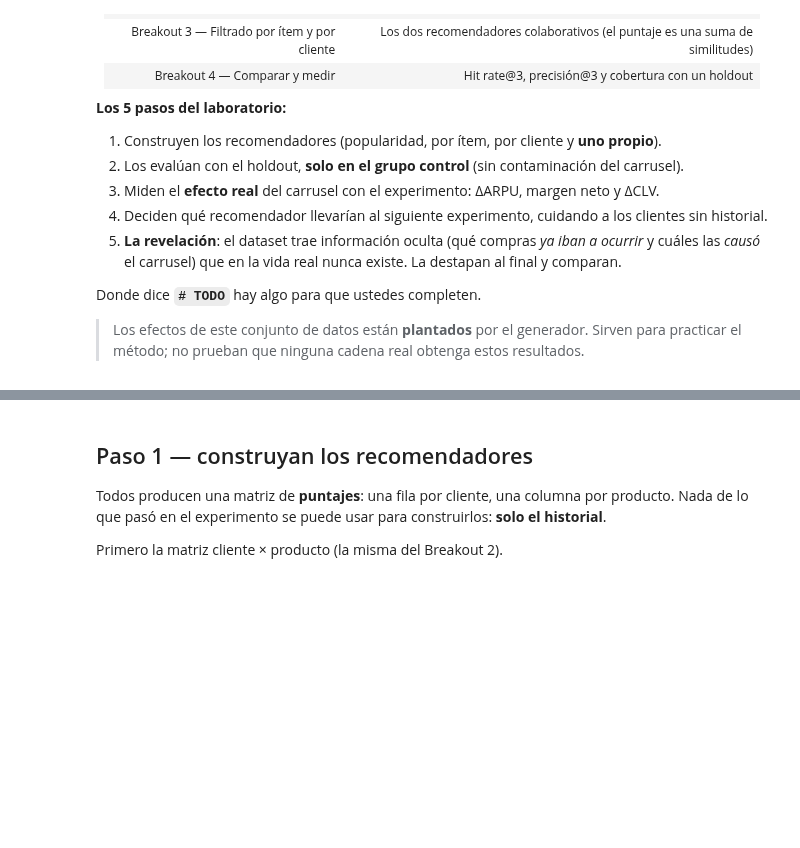
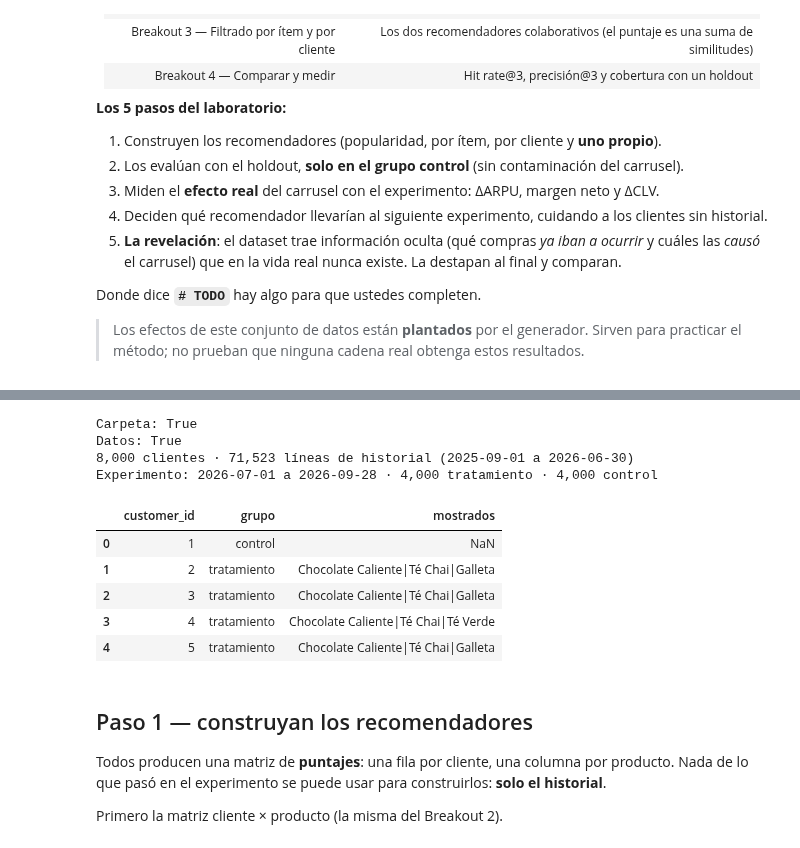
Before and after one commit to paolamerida2002-dev/Marketing-Analytics-Paola-Merida, a Jupyter notebook: Semana_4/Tarea/laboratorio_recomendacion.ipynb, the cells around one changed output, grey strips where cells are left out. Saved outputs shown, nothing was run; the diff lists cells and outputs as text; code cells hidden in the pictures; blank space fills up the shorter version.

Commit message:
Laboratorio notebook

```diff
--- a/Semana_4/Tarea/laboratorio_recomendacion.ipynb
+++ b/Semana_4/Tarea/laboratorio_recomendacion.ipynb
@@ -29,25 +81,45 @@ Donde dice **`# TODO`** hay algo para que ustedes completen.
 # %%
 import warnings
 import numpy as np
 import pandas as pd
 import matplotlib.pyplot as plt
 from sklearn.metrics.pairwise import cosine_similarity
 from sklearn.decomposition import TruncatedSVD
 
 warnings.filterwarnings("ignore")
 VERDE, OSCURO, NARANJA, GRIS = "#00704A", "#11241C", "#C4512F", "#9A988E"
 plt.rcParams.update({"axes.spines.top": False, "axes.spines.right": False, "figure.dpi": 110})
 
-catalogo = pd.read_csv("data/catalogo.csv")
-hist = pd.read_csv("data/ordenes_historial.csv", parse_dates=["order_date"])
-hold = pd.read_csv("data/ordenes_holdout.csv", parse_dates=["order_date"])
-exp = pd.read_csv("data/experimento.csv")
-clientes = pd.read_csv("data/clientes.csv")
+from pathlib import Path
+# Ubicamos la carpeta donde están los archivos del laboratorio.
+repo = Path("/content/Marketing-Analytics-Paola-Merida")
+carpeta = repo / "Semana_4" / "Tarea"
+# Verificamos que encontremos los archivos.
+print("Carpeta:", carpeta.exists())
+print("Datos:", (carpeta / "data").exists())
+
+# Cargamos los archivos del laboratorio.
+catalogo = pd.read_csv(carpeta / "data" / "catalogo.csv")
+hist = pd.read_csv(carpeta / "data" / "ordenes_historial.csv", parse_dates=["order_date"])
+hold = pd.read_csv(carpeta / "data" / "ordenes_holdout.csv", parse_dates=["order_date"])
+exp = pd.read_csv(carpeta / "data" / "experimento.csv")
+clientes = pd.read_csv(carpeta / "data" / "clientes.csv")
 
 print(f"{len(clientes):,} clientes · {len(hist):,} líneas de historial ({hist['order_date'].min().date()} a {hist['order_date'].max().date()})")
 print(f"Experimento: {hold['order_date'].min().date()} a {hold['order_date'].max().date()} · "
       f"{(exp['grupo'] == 'tratamiento').sum():,} tratamiento · {(exp['grupo'] == 'control').sum():,} control")
 exp.head()
+# %% [output]
+Carpeta: True
+Datos: True
+8,000 clientes · 71,523 líneas de historial (2025-09-01 a 2026-06-30)
+Experimento: 2026-07-01 a 2026-09-28 · 4,000 tratamiento · 4,000 control
+|  | customer_id | grupo | mostrados |
+| 0 | 1 | control | NaN |
+| 1 | 2 | tratamiento | Chocolate Caliente|Té Chai|Galleta |
+| 2 | 3 | tratamiento | Chocolate Caliente|Té Chai|Galleta |
+| 3 | 4 | tratamiento | Chocolate Caliente|Té Chai|Té Verde |
+| 4 | 5 | tratamiento | Chocolate Caliente|Té Chai|Galleta |
 # %% [markdown]
 ## Paso 1 — construyan los recomendadores
 
```
Also changed, not shown: parts of 20 cells of this notebook.
